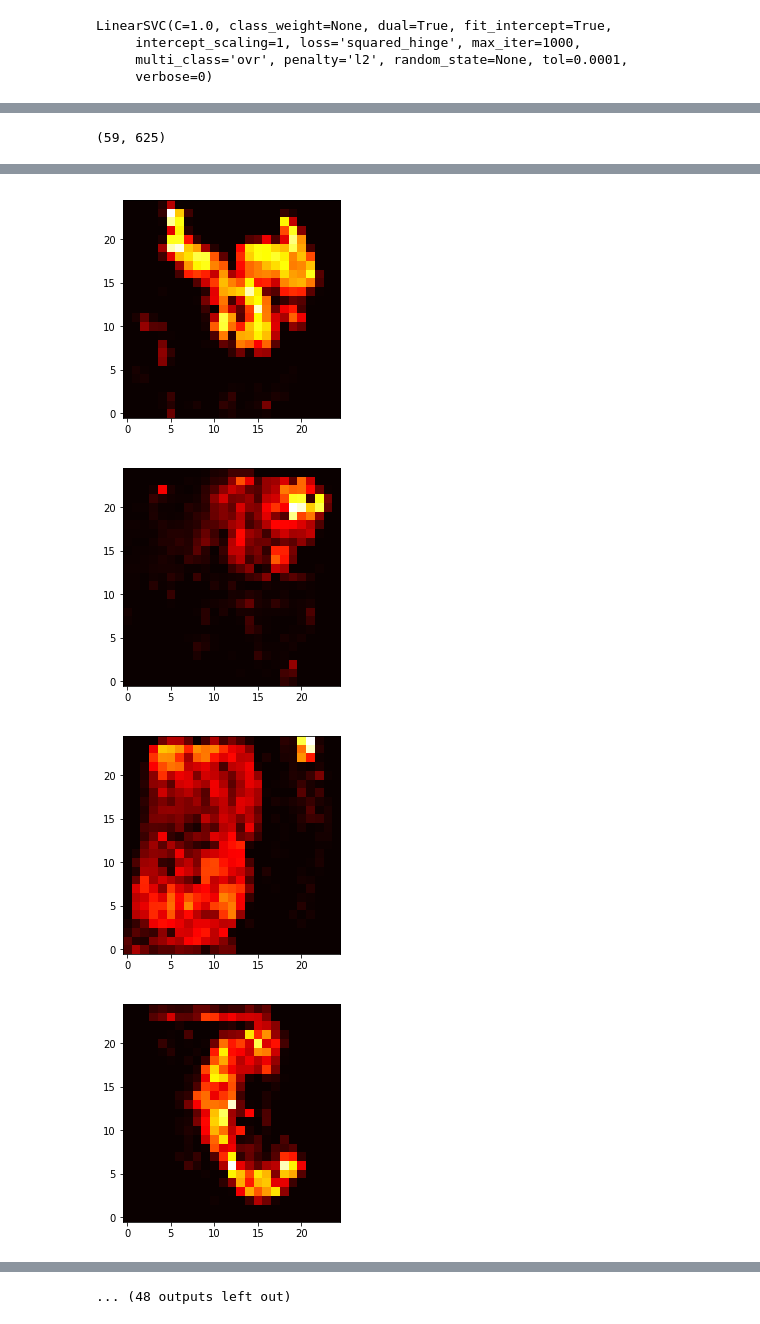
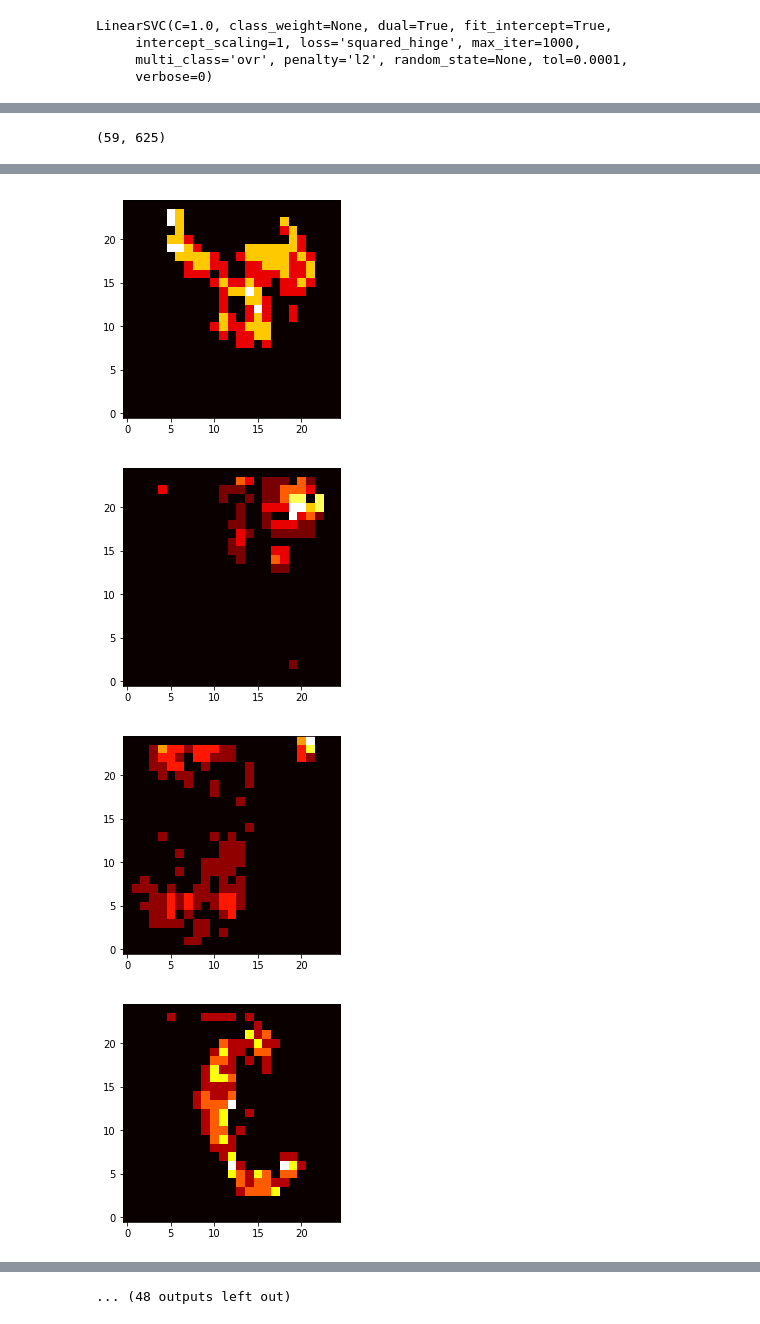
Before and after one commit to danielsoutar/CS4098, a Jupyter notebook: Notebook.ipynb, the cells around one changed output, grey strips where cells are left out. Saved outputs shown, nothing was run; the diff lists cells and outputs as text; code cells hidden in the pictures.

```diff
--- a/Notebook.ipynb
+++ b/Notebook.ipynb
@@ -15,7 +15,7 @@ from sklearn.model_selection import train_test_split
 TILE_SIZE = 25
 # %%
 ## Loading
-recover = open('./examples/test.p', 'rb')
+recover = open('./examples/_DONEIN700-SN142.p', 'rb')
 input_list = pickle.load(recover)
 print(len(input_list))
 # %% [output]
@@ -574,6 +559,8 @@ for i, file in enumerate(glob.glob("./inputs/spatial/*.txt")):
     for j, value in enumerate(arr):
         arr[j] = (value - mean)  # / stddev
 
+    arr /= stddev  # stddev
+
     X[i] = arr
 
 print(X.shape)
@@ -596,4 +583,4 @@ for (i, pair) in enumerate(zip(X, glob.glob("./inputs/spatial/*.txt"))):
-[figure, old version]
+[figure, new version]
-[figure, old version]
+[figure, new version]
-[figure, old version]
+[figure, new version]
-[figure, old version]
+[figure, new version]
```
Also changed, not shown: parts of 24 cells of this notebook.
